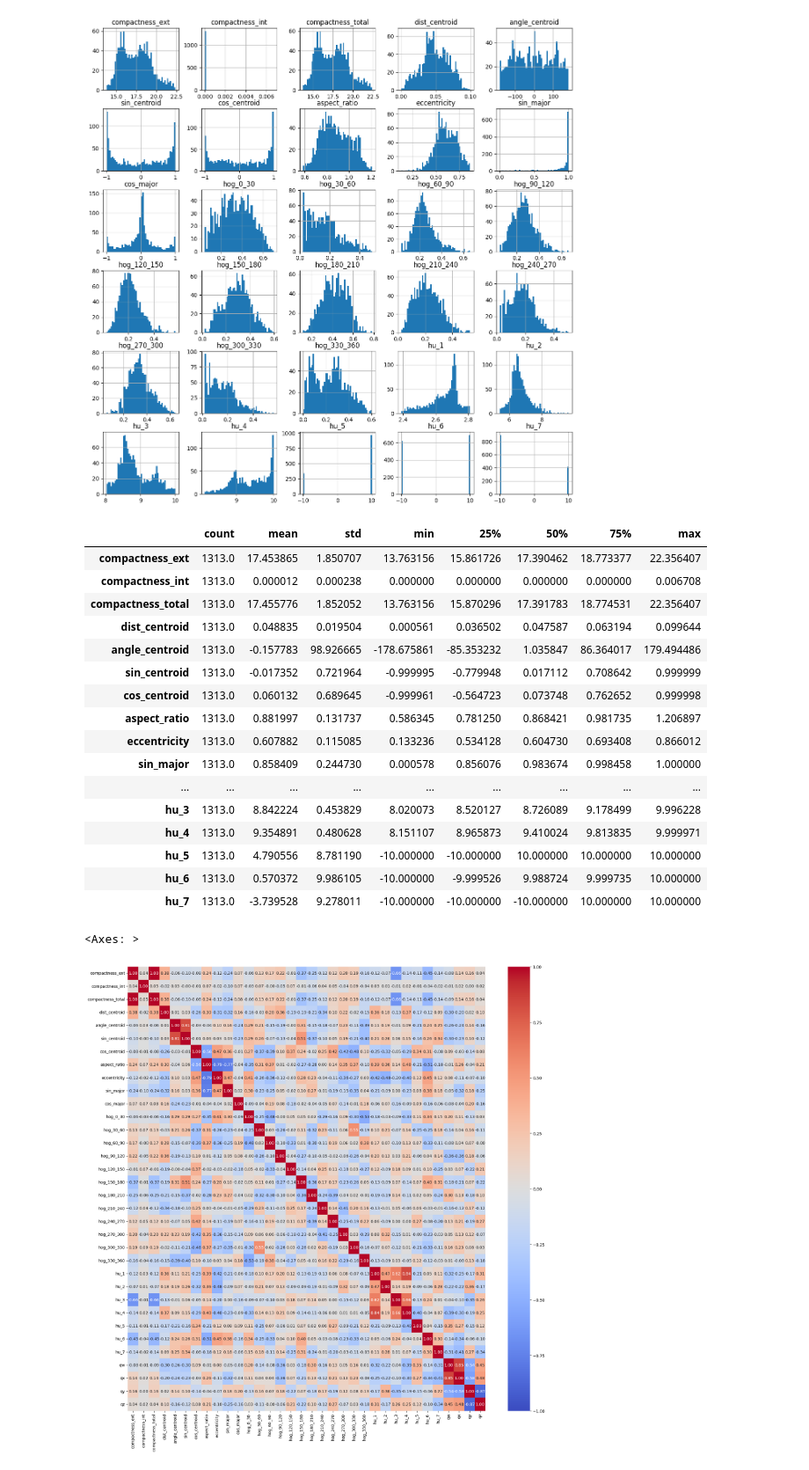
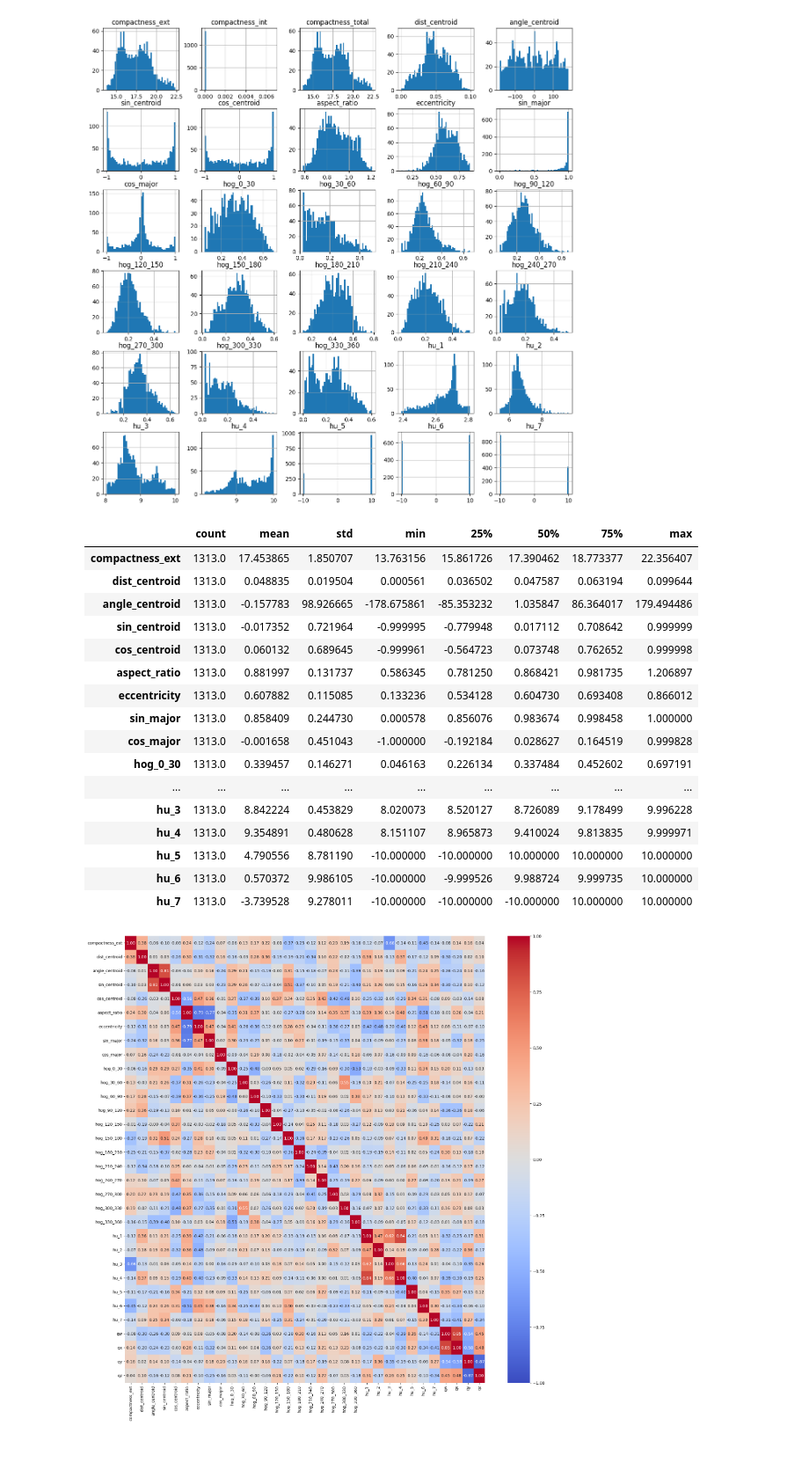
Before and after one commit to Caetani/object-orientation-estimation-through-extracted-features, a Jupyter notebook: src/models/data_analysis.ipynb, the cells around one changed output. Shown at 88% size. Cells and saved outputs as stored; diff of their text form; code cells hidden in the pictures.

```diff
--- a/src/models/data_analysis.ipynb
+++ b/src/models/data_analysis.ipynb
@@ -81,12 +81,10 @@ array([[<Axes: title={'center': 'compactness_ext'}>,
 X = df[X_cols]
 y = df[y_cols]
 # %%
-X.describe().T
+X[X_cols_tem].describe().T
 # %% [output]
 |  | count | mean | std | min | 25% | 50% | 75% | max |
 | compactness_ext | 1313.0 | 17.453865 | 1.850707 | 13.763156 | 15.861726 | 17.390462 | 18.773377 | 22.356407 |
-| compactness_int | 1313.0 | 0.000012 | 0.000238 | 0.000000 | 0.000000 | 0.000000 | 0.000000 | 0.006708 |
-| compactness_total | 1313.0 | 17.455776 | 1.852052 | 13.763156 | 15.870296 | 17.391783 | 18.774531 | 22.356407 |
 | dist_centroid | 1313.0 | 0.048835 | 0.019504 | 0.000561 | 0.036502 | 0.047587 | 0.063194 | 0.099644 |
 | angle_centroid | 1313.0 | -0.157783 | 98.926665 | -178.675861 | -85.353232 | 1.035847 | 86.364017 | 179.494486 |
 | sin_centroid | 1313.0 | -0.017352 | 0.721964 | -0.999995 | -0.779948 | 0.017112 | 0.708642 | 0.999999 |
@@ -94,6 +92,8 @@ X.describe().T
 | aspect_ratio | 1313.0 | 0.881997 | 0.131737 | 0.586345 | 0.781250 | 0.868421 | 0.981735 | 1.206897 |
 | eccentricity | 1313.0 | 0.607882 | 0.115085 | 0.133236 | 0.534128 | 0.604730 | 0.693408 | 0.866012 |
 | sin_major | 1313.0 | 0.858409 | 0.244730 | 0.000578 | 0.856076 | 0.983674 | 0.998458 | 1.000000 |
+| cos_major | 1313.0 | -0.001658 | 0.451043 | -1.000000 | -0.192184 | 0.028627 | 0.164519 | 0.999828 |
+| hog_0_30 | 1313.0 | 0.339457 | 0.146271 | 0.046163 | 0.226134 | 0.337484 | 0.452602 | 0.697191 |
 | ... | ... | ... | ... | ... | ... | ... | ... | ... |
 | hu_3 | 1313.0 | 8.842224 | 0.453829 | 8.020073 | 8.520127 | 8.726089 | 9.178499 | 9.996228 |
 | hu_4 | 1313.0 | 9.354891 | 0.480628 | 8.151107 | 8.965873 | 9.410024 | 9.813835 | 9.999971 |
@@ -103,9 +103,10 @@ X.describe().T
 # %%
 import seaborn as sns
 import matplotlib.pyplot as plt
 
 plt.figure(0, figsize=(20, 20))
-sns.heatmap(df[X_cols + y_cols].corr('pearson'), vmin=-1, vmax=1, cmap='coolwarm', annot=True, fmt='.2f')
+X_cols_tem = [c for c in X_cols if c not in ['compactness_int', 'compactness_total']]
+sns.heatmap(df[X_cols_tem + y_cols].corr('pearson'), vmin=-1, vmax=1, cmap='coolwarm', annot=True, fmt='.2f')
+plt.savefig("../../results/correlation_matrix.png")
 # %% [output]
-<Axes: >
-[figure, old version]
+[figure, new version]
```
Also changed, not shown: parts of 3 cells of this notebook.
